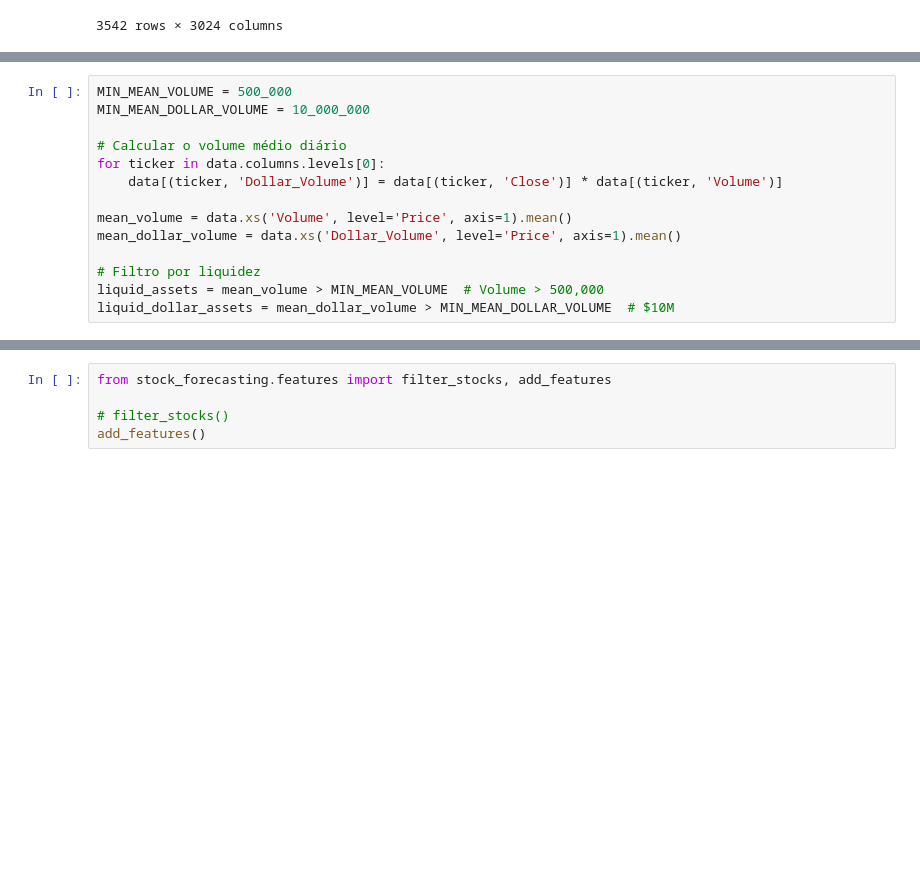
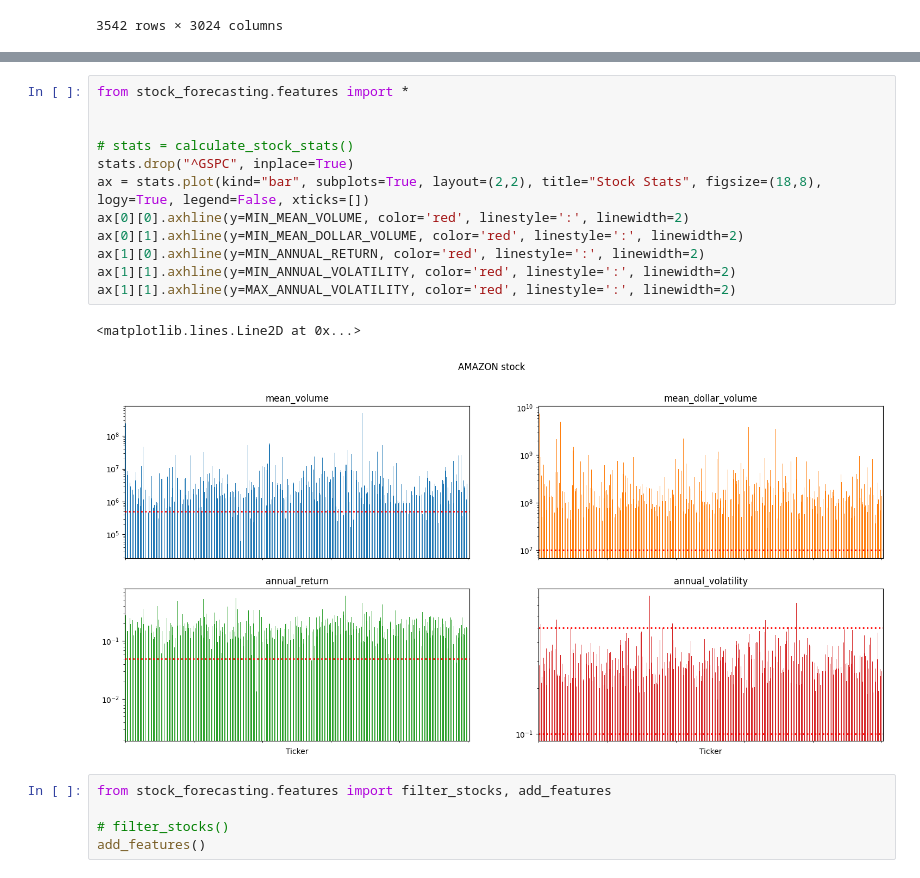
Before and after one commit to PsuperX/stocks-prediction-labia, a Jupyter notebook: notebooks/00-testing.ipynb, the cells around one changed output, grey strips where cells are left out. Drawn from its saved outputs; the diff is of its cells as text; blank space fills up the shorter version.

```diff
--- a/notebooks/00-testing.ipynb
+++ b/notebooks/00-testing.ipynb
@@ -91,14 +67,0 @@ mean_volume = data.xs('Volume', level='Price', axis=1).mean()
-# %%
-MIN_MEAN_VOLUME = 500_000
-MIN_MEAN_DOLLAR_VOLUME = 10_000_000
-
-# Calcular o volume médio diário
-for ticker in data.columns.levels[0]:
-    data[(ticker, 'Dollar_Volume')] = data[(ticker, 'Close')] * data[(ticker, 'Volume')]
-
-mean_volume = data.xs('Volume', level='Price', axis=1).mean()
-mean_dollar_volume = data.xs('Dollar_Volume', level='Price', axis=1).mean()
-
-# Filtro por liquidez
-liquid_assets = mean_volume > MIN_MEAN_VOLUME  # Volume > 500,000
-liquid_dollar_assets = mean_dollar_volume > MIN_MEAN_DOLLAR_VOLUME  # $10M
@@ -174,3 +121,18 @@ data_filtered
+# %%
+from stock_forecasting.features import *
+
+
+# stats = calculate_stock_stats()
+stats.drop("^GSPC", inplace=True)
+ax = stats.plot(kind="bar", subplots=True, layout=(2,2), title="Stock Stats", figsize=(18,8), logy=True, legend=False, xticks=[])
+ax[0][0].axhline(y=MIN_MEAN_VOLUME, color='red', linestyle=':', linewidth=2)
+ax[0][1].axhline(y=MIN_MEAN_DOLLAR_VOLUME, color='red', linestyle=':', linewidth=2)
+ax[1][0].axhline(y=MIN_ANNUAL_RETURN, color='red', linestyle=':', linewidth=2)
+ax[1][1].axhline(y=MIN_ANNUAL_VOLATILITY, color='red', linestyle=':', linewidth=2)
+ax[1][1].axhline(y=MAX_ANNUAL_VOLATILITY, color='red', linestyle=':', linewidth=2)
+# %% [output]
+<matplotlib.lines.Line2D at 0x...>
+[figure, added]
 # %%
 from stock_forecasting.features import filter_stocks, add_features
 
```
Also changed, not shown: parts of 12 cells of this notebook, 6 other files.
